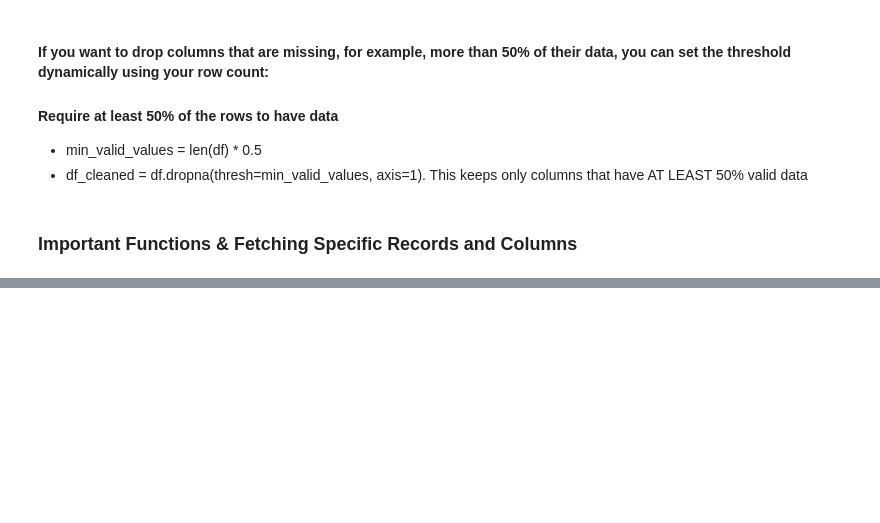
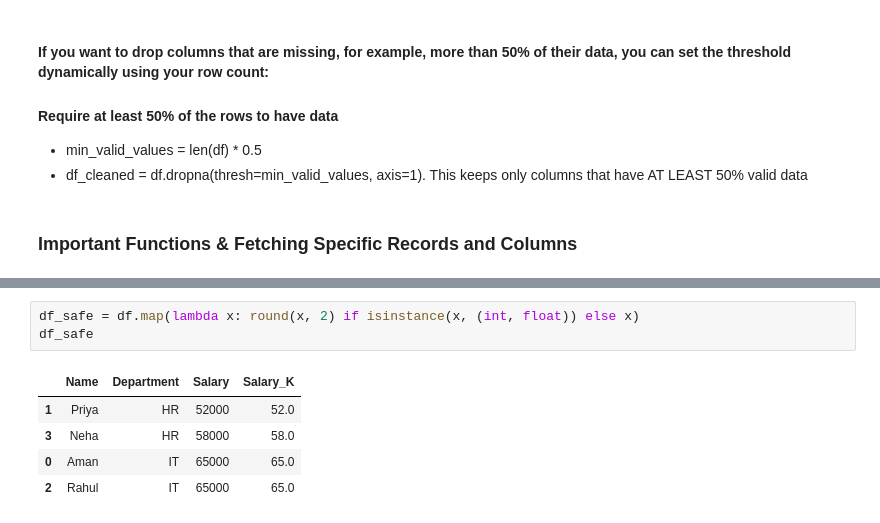
Before and after one commit to chinmairam/GenAI-Upskill, a Jupyter notebook: Pandas/Pandas_fundamentals.ipynb, the cells around one changed output, grey strips where cells are left out. Saved outputs shown, nothing was run; the diff lists cells and outputs as text; blank space fills up the shorter version.

```diff
--- a/Pandas/Pandas_fundamentals.ipynb
+++ b/Pandas/Pandas_fundamentals.ipynb
@@ -1433,0 +1815,9 @@ print(df_cleaned)
+# %%
+df_safe = df.map(lambda x: round(x, 2) if isinstance(x, (int, float)) else x)
+df_safe
+# %% [output]
+|  | Name | Department | Salary | Salary_K |
+| 1 | Priya | HR | 52000 | 52.0 |
+| 3 | Neha | HR | 58000 | 58.0 |
+| 0 | Aman | IT | 65000 | 65.0 |
+| 2 | Rahul | IT | 65000 | 65.0 |
```
Also changed, not shown: parts of 48 cells of this notebook.
